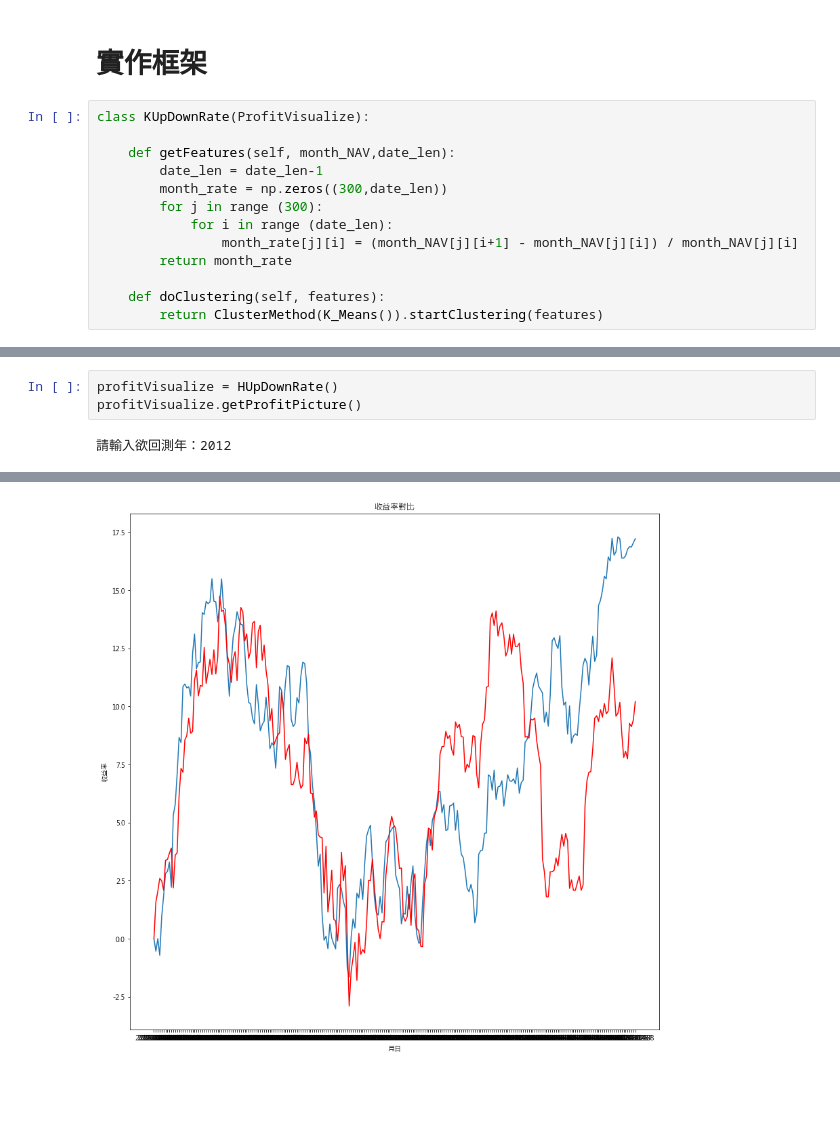
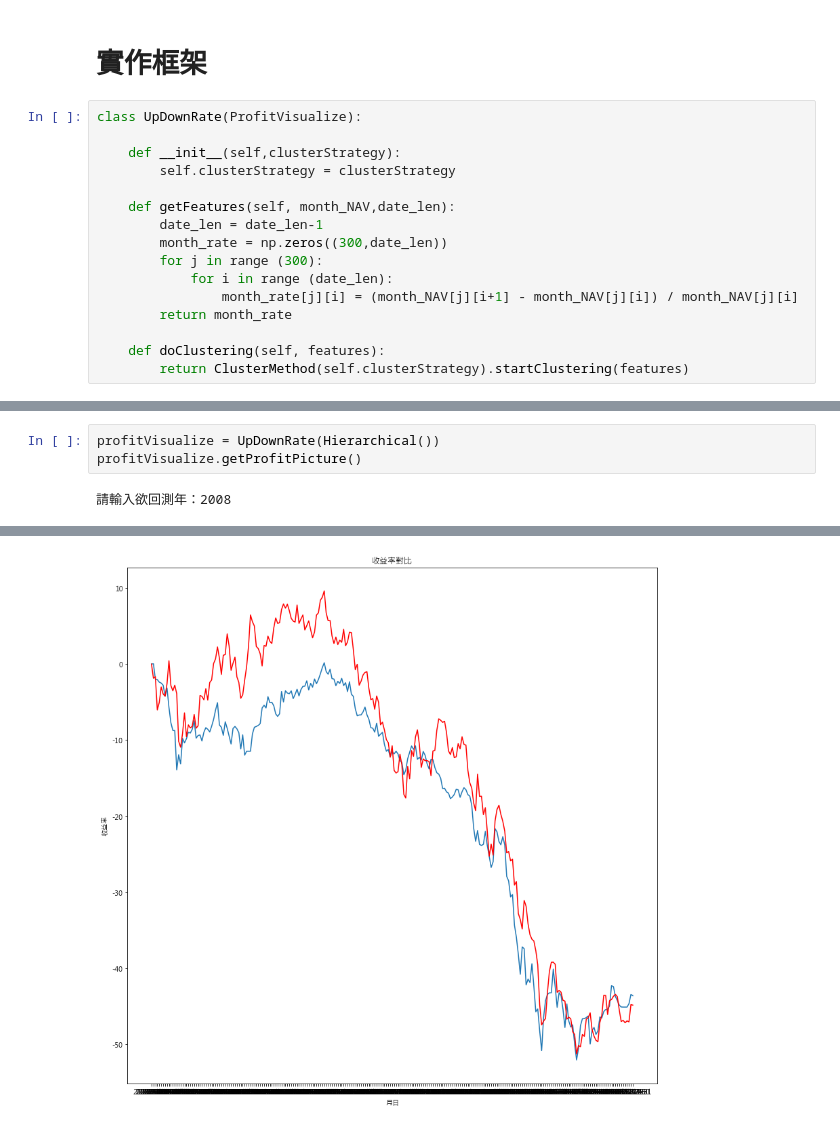
Before and after one commit to D0542562/fund-prediction, a Jupyter notebook: Profit Test Class.ipynb, the cells around one changed output, grey strips where cells are left out. Saved outputs shown, nothing was run; the diff lists cells and outputs as text; blank space fills up the shorter version.

```diff
--- a/Profit Test Class.ipynb
+++ b/Profit Test Class.ipynb
@@ -120,7 +120,10 @@ class Hierarchical(ClusterStrategy):
 # %% [markdown]
 # 實作框架
 # %%
-class KUpDownRate(ProfitVisualize):
+class UpDownRate(ProfitVisualize):
+
+    def __init__(self,clusterStrategy):
+        self.clusterStrategy = clusterStrategy
 
     def getFeatures(self, month_NAV,date_len):
         date_len = date_len-1
@@ -131,4 +134,4 @@ class KUpDownRate(ProfitVisualize):
         return month_rate
 
     def doClustering(self, features):
-        return ClusterMethod(K_Means()).startClustering(features)
+        return ClusterMethod(self.clusterStrategy).startClustering(features)
@@ -154,5 +145,5 @@ profitVisualize.getProfitPicture()
 # %%
-profitVisualize = HUpDownRate()
+profitVisualize = UpDownRate(Hierarchical())
 profitVisualize.getProfitPicture()
 # %% [output]
-請輸入欲回測年：2012
+請輸入欲回測年：2008
@@ -160 +151 @@ profitVisualize.getProfitPicture()
-[figure, old version]
+[figure, new version]
```
Also changed, not shown: parts of 3 cells of this notebook.
